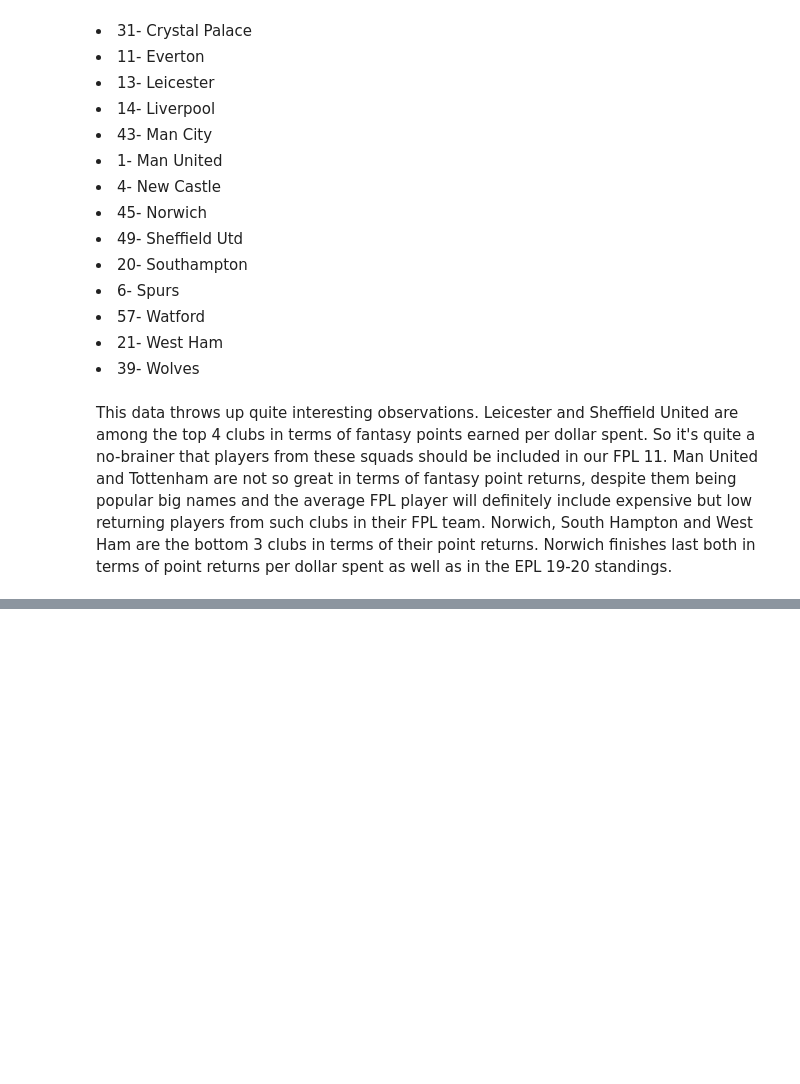
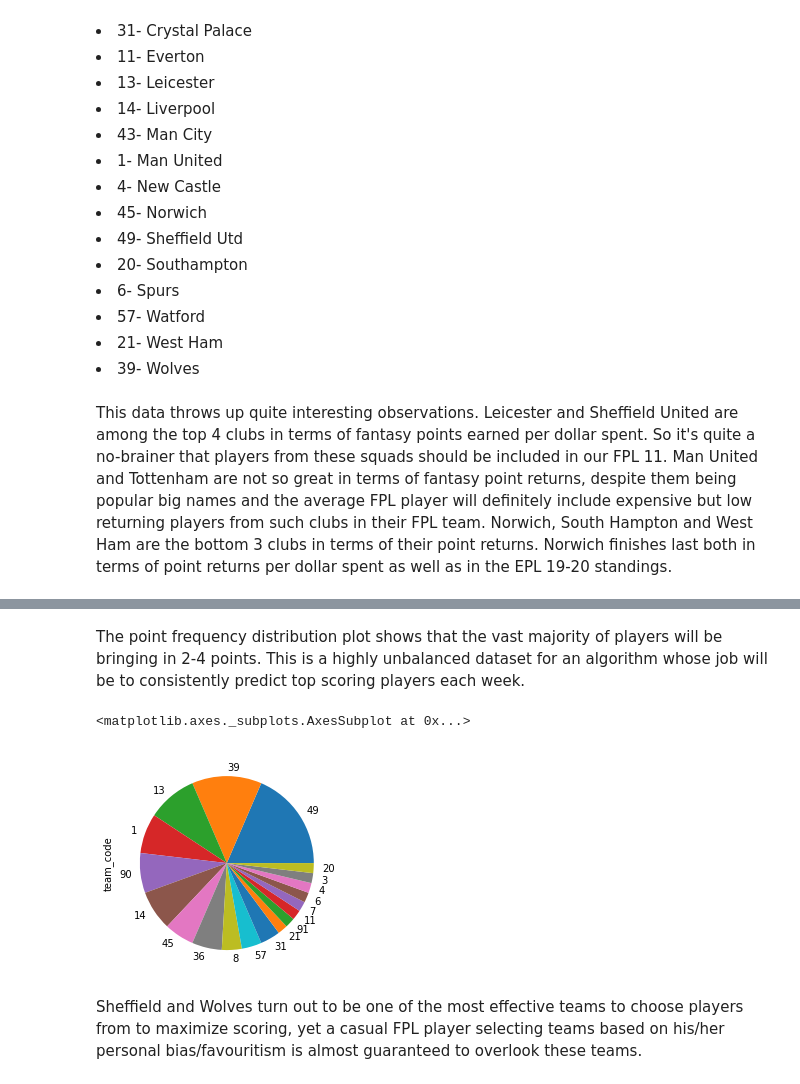
Before and after one commit to AnishMukherjee03/SportsAnalytics, a Jupyter notebook: fpl.ipynb, the cells around one changed output, grey strips where cells are left out. Drawn from its saved outputs; the diff is of its cells as text; code cells hidden in the pictures; blank space fills up the shorter version.

```diff
--- a/fpl.ipynb
+++ b/fpl.ipynb
@@ -118,0 +127,12 @@ This data throws up quite interesting observations. Leicester and Sheffield Unit
+# %% [markdown]
+The point frequency distribution plot shows that the vast majority of players will be bringing in 2-4 points. This is a highly unbalanced dataset for an algorithm whose job will be to consistently predict top scoring players each week.
+# %%
+df_1920["player_returns"]=df_1920["total_points"]/df_1920["actual_cost"]
+top_players=df_1920[df_1920["player_returns"]>=22]
+top_team_counts=top_players["team_code"].value_counts()
+top_team_counts.plot(kind="pie")
+# %% [output]
+<matplotlib.axes._subplots.AxesSubplot at 0x...>
+[figure, added]
+# %% [markdown]
+Sheffield and Wolves turn out to be one of the most effective teams to choose players from to maximize scoring, yet a casual FPL player selecting teams based on his/her personal bias/favouritism is almost guaranteed to overlook these teams.
```
Also changed, not shown: parts of 7 cells of this notebook, 2 other files.
